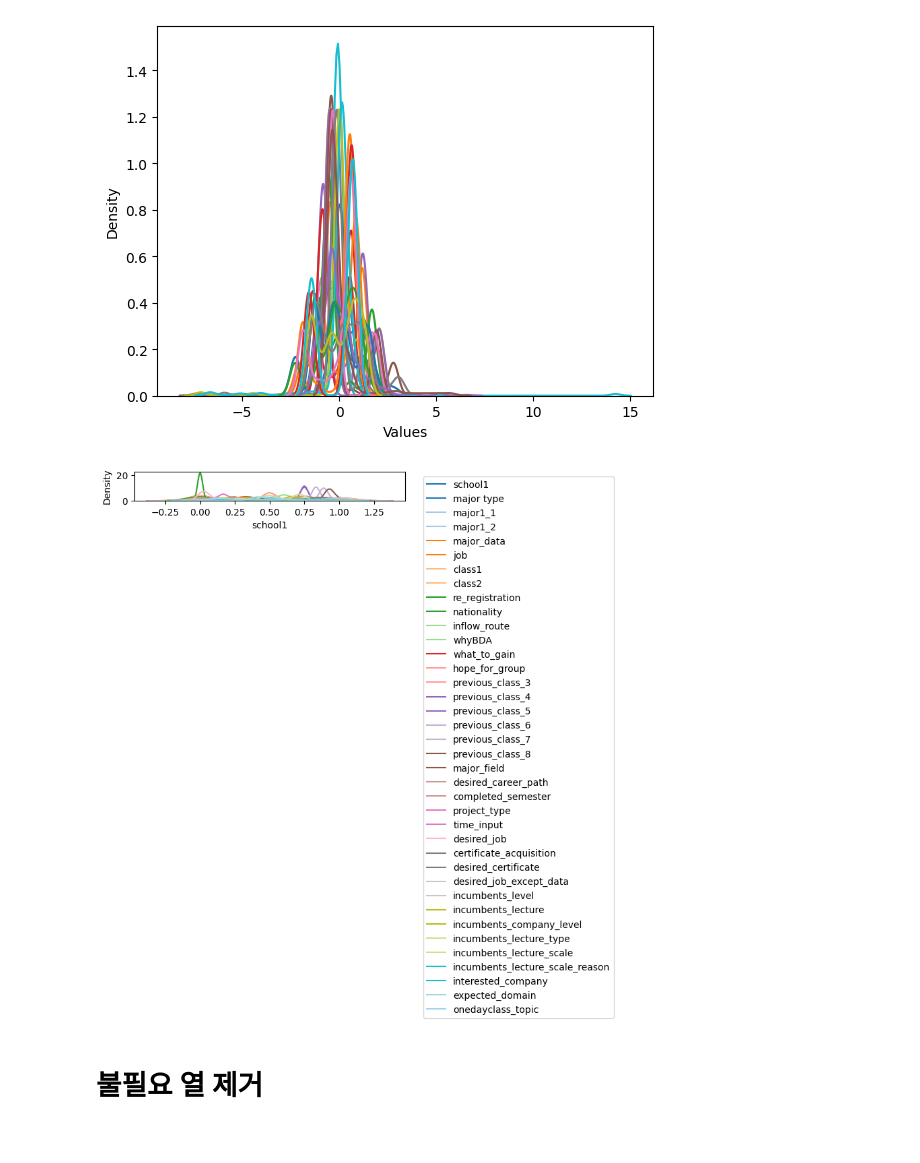
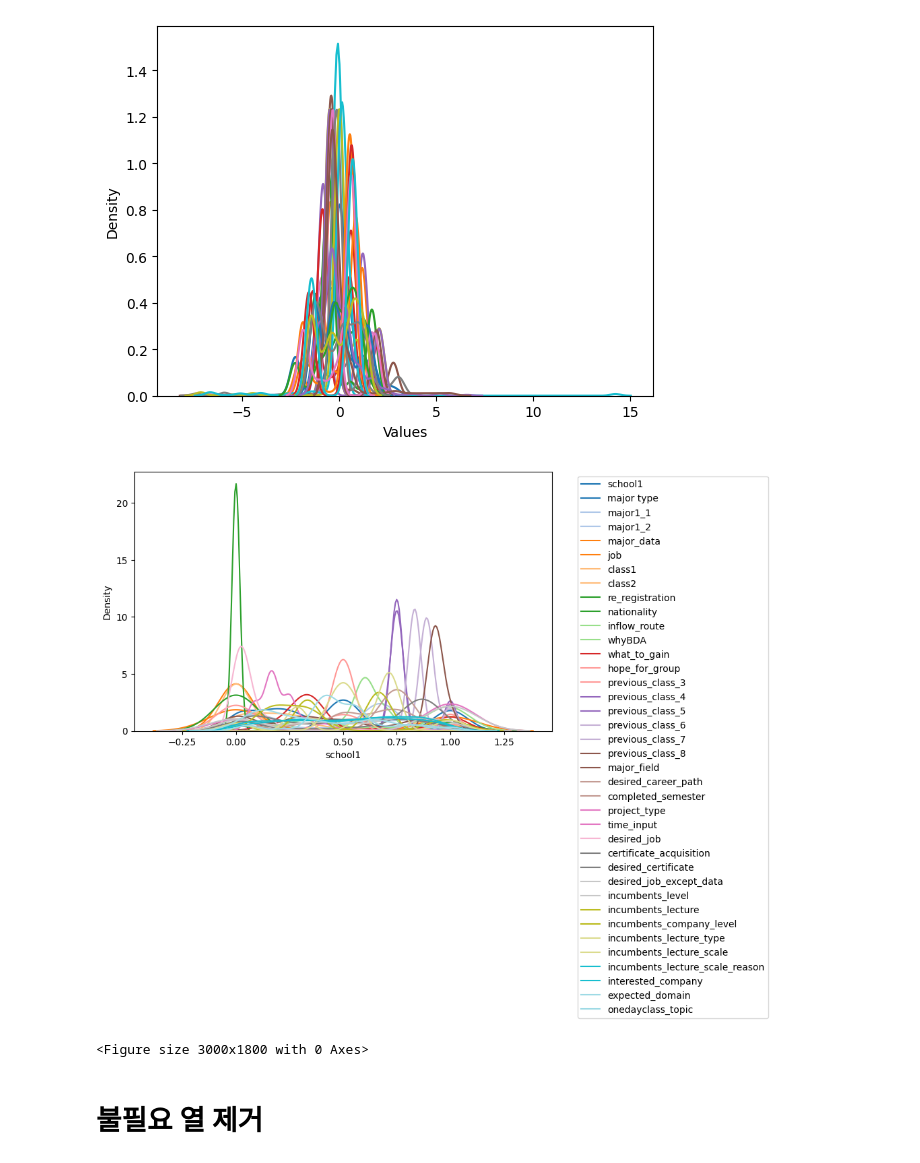
Before and after one commit to kwang-min13/Learner_Completion_Prediction_DACON, a Jupyter notebook: Learner_modeling.ipynb, the cells around one changed output. Cells and saved outputs as stored; diff of their text form; code cells hidden in the pictures.

```diff
--- a/Learner_modeling.ipynb
+++ b/Learner_modeling.ipynb
@@ -426,31 +319,33 @@ plt.show()
 # %%
 MinMax = MinMaxScaler()
 test_x_scaled_mm = MinMax.fit_transform(test_x)
 
 test_x_scaled_mm = pd.DataFrame(
     test_x_scaled_mm,
     columns=test_x.columns,
     index=test_x.index
 )
 
 n_features = test_x_scaled_mm.shape[1]
 colors = plt.cm.tab20(np.linspace(0, 1, n_features))
 
 fig, ax = plt.subplots(figsize=(8,5))
 
 for j in range(n_features):
     col_name = X.columns[j]
     sns.kdeplot(
         test_x_scaled_mm.iloc[:, j],
         ax=ax,
         label=col_name,
         color=colors[j]
     )
 
 plt.legend(bbox_to_anchor=(1.05, 1), loc='upper left')
+plt.figure(figsize=(30,18))
 plt.tight_layout()
 plt.show()
 # %% [output]
-[figure, old version]
+[figure, new version]
+<Figure size 3000x1800 with 0 Axes>
 # %% [markdown]
 # 불필요 열 제거
```
Also changed, not shown: parts of 25 cells of this notebook, 1 other file.
